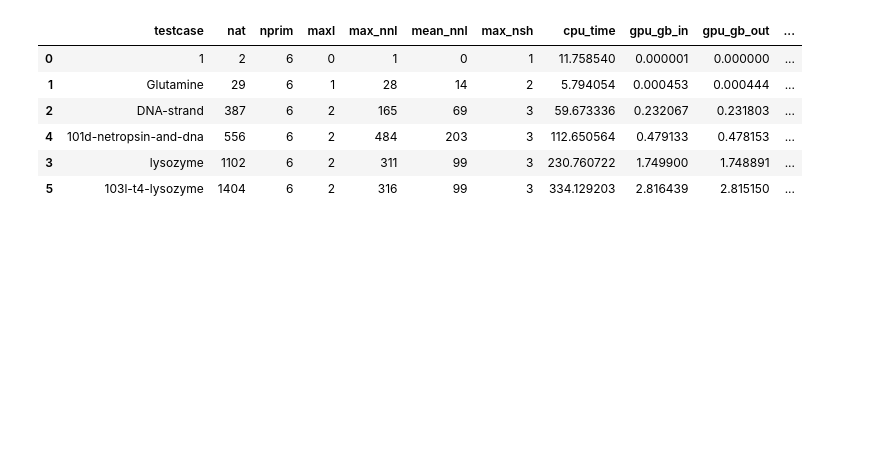
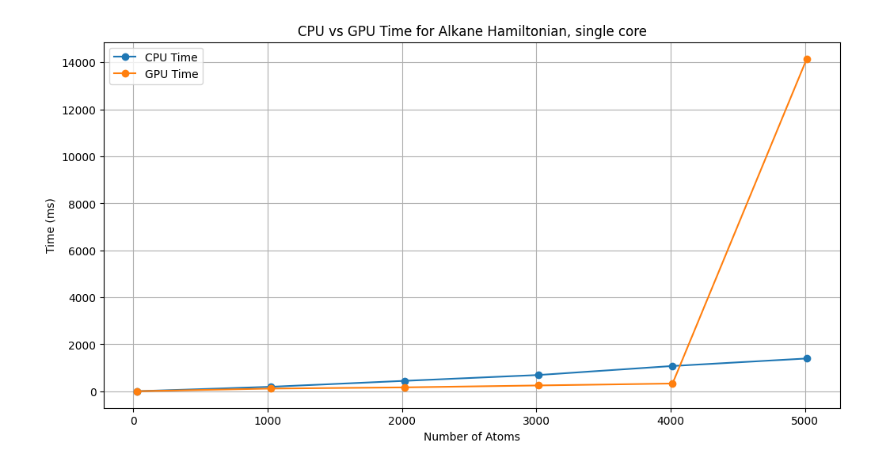
Before and after one commit to tornikeo/tblite, a Jupyter notebook: notes/perfplot.ipynb, the cells around one changed output. Saved outputs shown, nothing was run; the diff lists cells and outputs as text; code cells hidden in the pictures; blank space fills up the shorter version.

```diff
--- a/notes/perfplot.ipynb
+++ b/notes/perfplot.ipynb
@@ -93,2 +80,15 @@ plt.show()
+# %%
+# Plot for alkanes
+plt.figure(figsize=(12, 6))
+plt.plot(alkanes['nat'], alkanes['cpu_time'], label='CPU Time', marker='o')
+plt.plot(alkanes['nat'], alkanes['gpu_time'], label='GPU Time', marker='o')
+plt.xlabel('Number of Atoms')
+plt.ylabel('Time (ms)')
+plt.title('CPU vs GPU Time for Alkane Hamiltonian, single core')
+plt.legend()
+plt.grid()
+plt.savefig('notes/figures/1cpu_vs_gpu_alkanes.png')
+# %% [output]
+[figure, added]
 # %%
 # Enable all CPU cores
@@ -96,34 +96,8 @@ plt.show()
 # %%
-# Read the file content
-with open('notes/capture/multicore_run.txt', "r") as file:
-    content = file.read()
-
-matches = re.finditer(pattern, content)
-
-# Create a list of dictionaries to store the extracted data
-data = []
-for match in matches:
-    data.append(match.groupdict())
-
-# Convert the list of dictionaries into a pandas DataFrame
-df = pd.DataFrame(data)
-
-# Convert numeric columns to appropriate data types
-numeric_columns = ["nat", "nprim", "maxl", "max_nnl", "mean_nnl", "max_nsh",
-                   "cpu_time", "gpu_between_atoms", "gpu_in_atoms", "gpu_time", "gpu_walltime"]
-df[numeric_columns] = df[numeric_columns].apply(pd.to_numeric)
-
-# Display the DataFrame
-df = df.sort_values('nat')
-df
+df = parse_to_datafame("notes/capture/multicore_run.txt")
+# remove alkanes from this
+alkanes = df[df['structure'].str.contains('alkane')]
+df = df[~df['structure'].str.contains('alkane')]
-# %% [output]
-|  | testcase | nat | nprim | maxl | max_nnl | mean_nnl | max_nsh | cpu_time | gpu_gb_in | gpu_gb_out | ... |
-| 0 | 1 | 2 | 6 | 0 | 1 | 0 | 1 | 11.758540 | 0.000001 | 0.000000 | ... |
-| 1 | Glutamine | 29 | 6 | 1 | 28 | 14 | 2 | 5.794054 | 0.000453 | 0.000444 | ... |
-| 2 | DNA-strand | 387 | 6 | 2 | 165 | 69 | 3 | 59.673336 | 0.232067 | 0.231803 | ... |
-| 4 | 101d-netropsin-and-dna | 556 | 6 | 2 | 484 | 203 | 3 | 112.650564 | 0.479133 | 0.478153 | ... |
-| 3 | lysozyme | 1102 | 6 | 2 | 311 | 99 | 3 | 230.760722 | 1.749900 | 1.748891 | ... |
-| 5 | 103l-t4-lysozyme | 1404 | 6 | 2 | 316 | 99 | 3 | 334.129203 | 2.816439 | 2.815150 | ... |
 # %%
 import matplotlib.pyplot as plt
 
```
Also changed, not shown: parts of 7 cells of this notebook, 4 other files.
